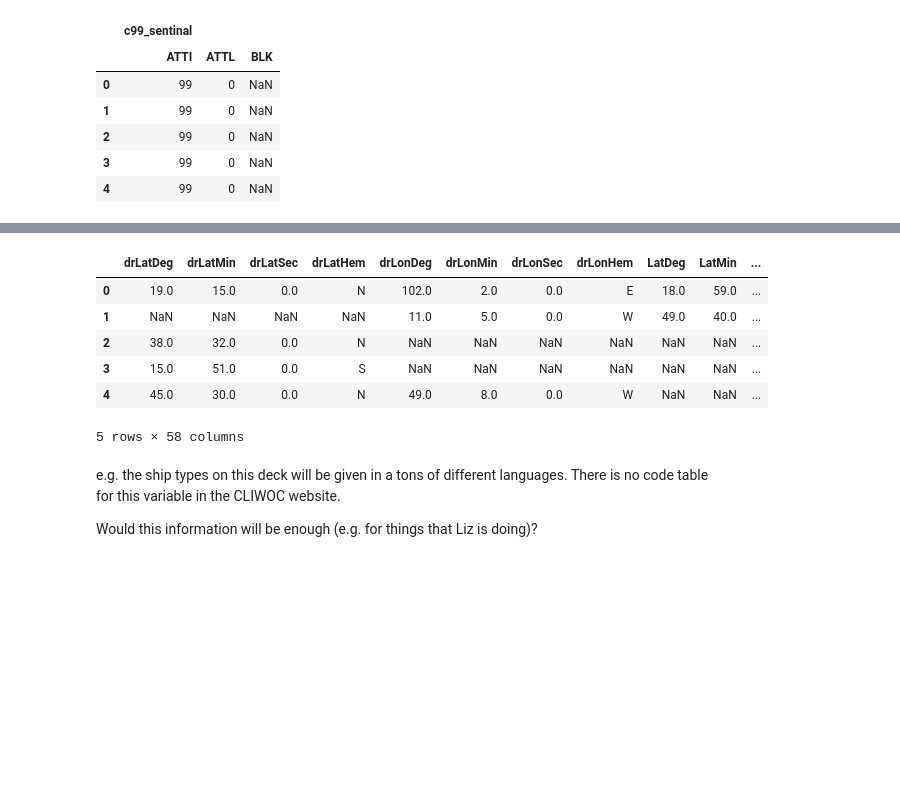
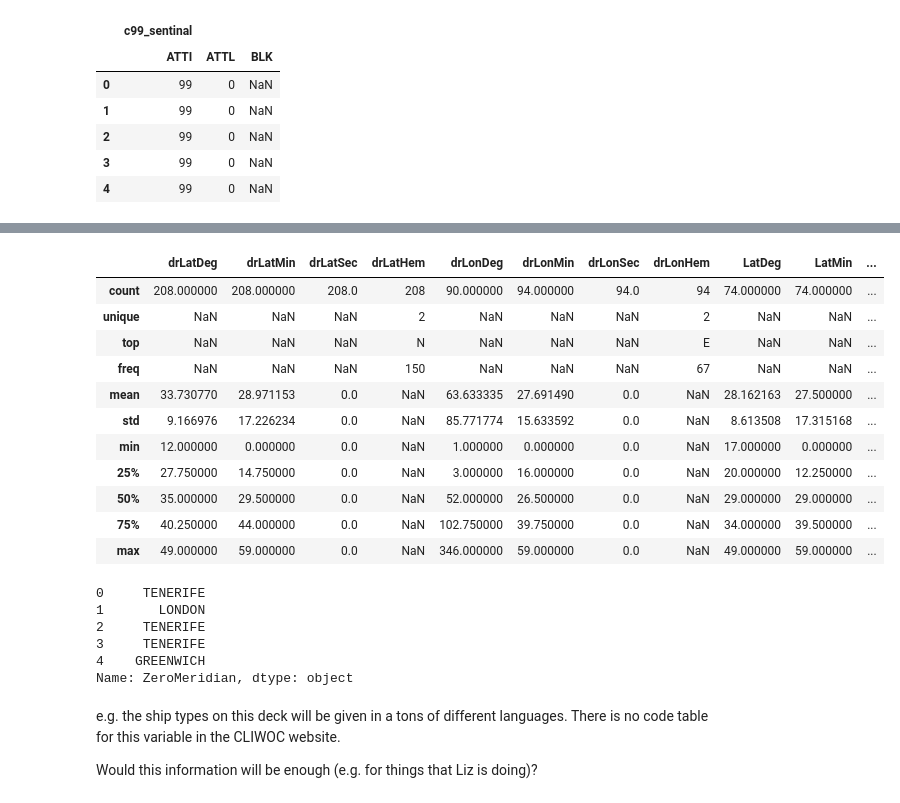
Before and after one commit to glamod/mdf_reader, a Jupyter notebook: docs/notebooks/CLIWOC_datamodel.ipynb, the cells around one changed output, grey strips where cells are left out. Drawn from its saved outputs; the diff is of its cells as text; code cells hidden in the pictures; blank space fills up the shorter version.

```diff
--- a/docs/notebooks/CLIWOC_datamodel.ipynb
+++ b/docs/notebooks/CLIWOC_datamodel.ipynb
@@ -132,13 +135,29 @@ data.data[["c99_logbook"]].c99_logbook.head()
+# %%
+import pandas as pd
+pd.options.display.max_columns = None
+data.data[["c99_voyage"]].c99_voyage.describe(include = 'all')
+# %% [output]
+|  | drLatDeg | drLatMin | drLatSec | drLatHem | drLonDeg | drLonMin | drLonSec | drLonHem | LatDeg | LatMin | ... |
+| count | 208.000000 | 208.000000 | 208.0 | 208 | 90.000000 | 94.000000 | 94.0 | 94 | 74.000000 | 74.000000 | ... |
+| unique | NaN | NaN | NaN | 2 | NaN | NaN | NaN | 2 | NaN | NaN | ... |
+| top | NaN | NaN | NaN | N | NaN | NaN | NaN | E | NaN | NaN | ... |
+| freq | NaN | NaN | NaN | 150 | NaN | NaN | NaN | 67 | NaN | NaN | ... |
+| mean | 33.730770 | 28.971153 | 0.0 | NaN | 63.633335 | 27.691490 | 0.0 | NaN | 28.162163 | 27.500000 | ... |
+| std | 9.166976 | 17.226234 | 0.0 | NaN | 85.771774 | 15.633592 | 0.0 | NaN | 8.613508 | 17.315168 | ... |
+| min | 12.000000 | 0.000000 | 0.0 | NaN | 1.000000 | 0.000000 | 0.0 | NaN | 17.000000 | 0.000000 | ... |
+| 25% | 27.750000 | 14.750000 | 0.0 | NaN | 3.000000 | 16.000000 | 0.0 | NaN | 20.000000 | 12.250000 | ... |
+| 50% | 35.000000 | 29.500000 | 0.0 | NaN | 52.000000 | 26.500000 | 0.0 | NaN | 29.000000 | 29.000000 | ... |
+| 75% | 40.250000 | 44.000000 | 0.0 | NaN | 102.750000 | 39.750000 | 0.0 | NaN | 34.000000 | 39.500000 | ... |
+| max | 49.000000 | 59.000000 | 0.0 | NaN | 346.000000 | 59.000000 | 0.0 | NaN | 49.000000 | 59.000000 | ... |
 # %%
-data.data[["c99_voyage"]].c99_voyage.head()
+data.data[["c99_voyage"]].c99_voyage.ZeroMeridian.head()
 # %% [output]
-|  | drLatDeg | drLatMin | drLatSec | drLatHem | drLonDeg | drLonMin | drLonSec | drLonHem | LatDeg | LatMin | ... |
-| 0 | 19.0 | 15.0 | 0.0 | N | 102.0 | 2.0 | 0.0 | E | 18.0 | 59.0 | ... |
-| 1 | NaN | NaN | NaN | NaN | 11.0 | 5.0 | 0.0 | W | 49.0 | 40.0 | ... |
-| 2 | 38.0 | 32.0 | 0.0 | N | NaN | NaN | NaN | NaN | NaN | NaN | ... |
-| 3 | 15.0 | 51.0 | 0.0 | S | NaN | NaN | NaN | NaN | NaN | NaN | ... |
-| 4 | 45.0 | 30.0 | 0.0 | N | 49.0 | 8.0 | 0.0 | W | NaN | NaN | ... |
-5 rows × 58 columns
+0     TENERIFE
+1       LONDON
+2     TENERIFE
+3     TENERIFE
+4    GREENWICH
+Name: ZeroMeridian, dtype: object
 # %% [markdown]
 e.g. the ship types on this deck will be given in a tons of different languages. There is no code table for this variable in the CLIWOC website.
 
```
Also changed, not shown: parts of 6 cells of this notebook.
